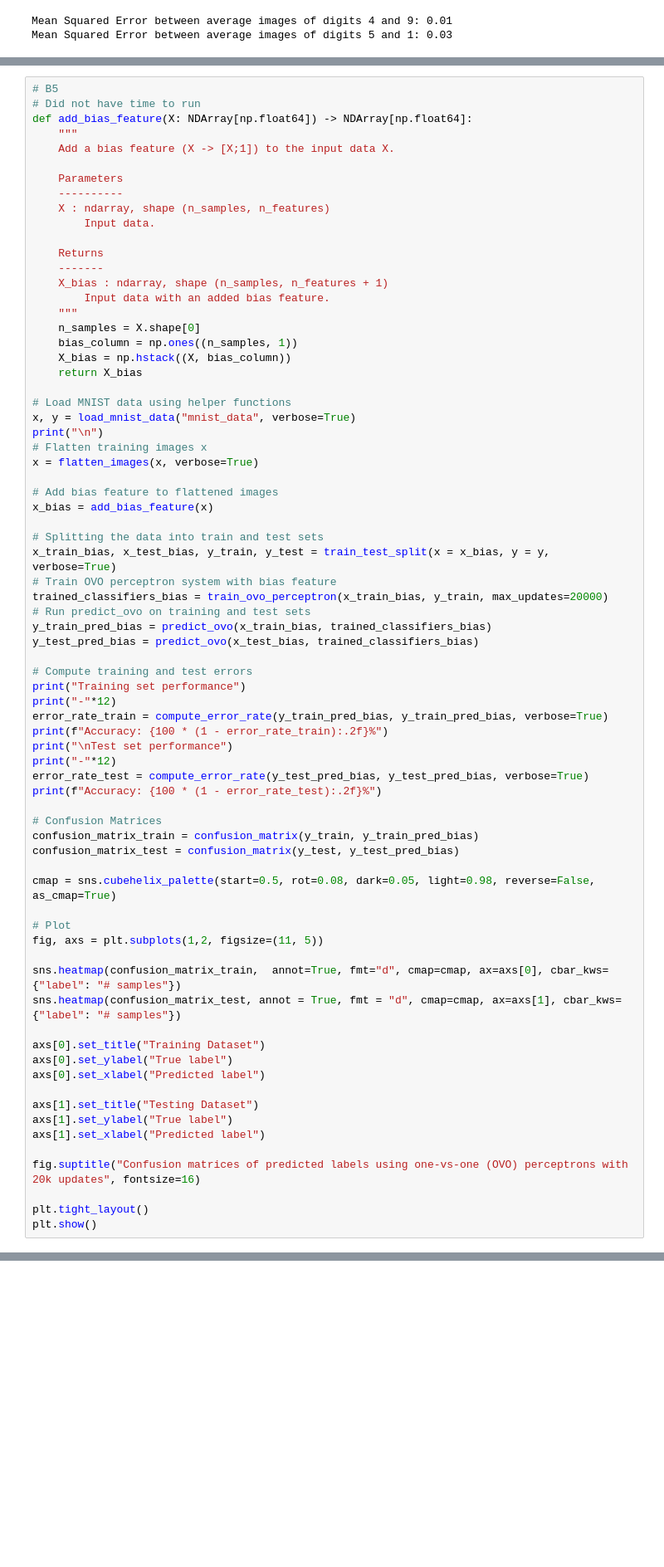
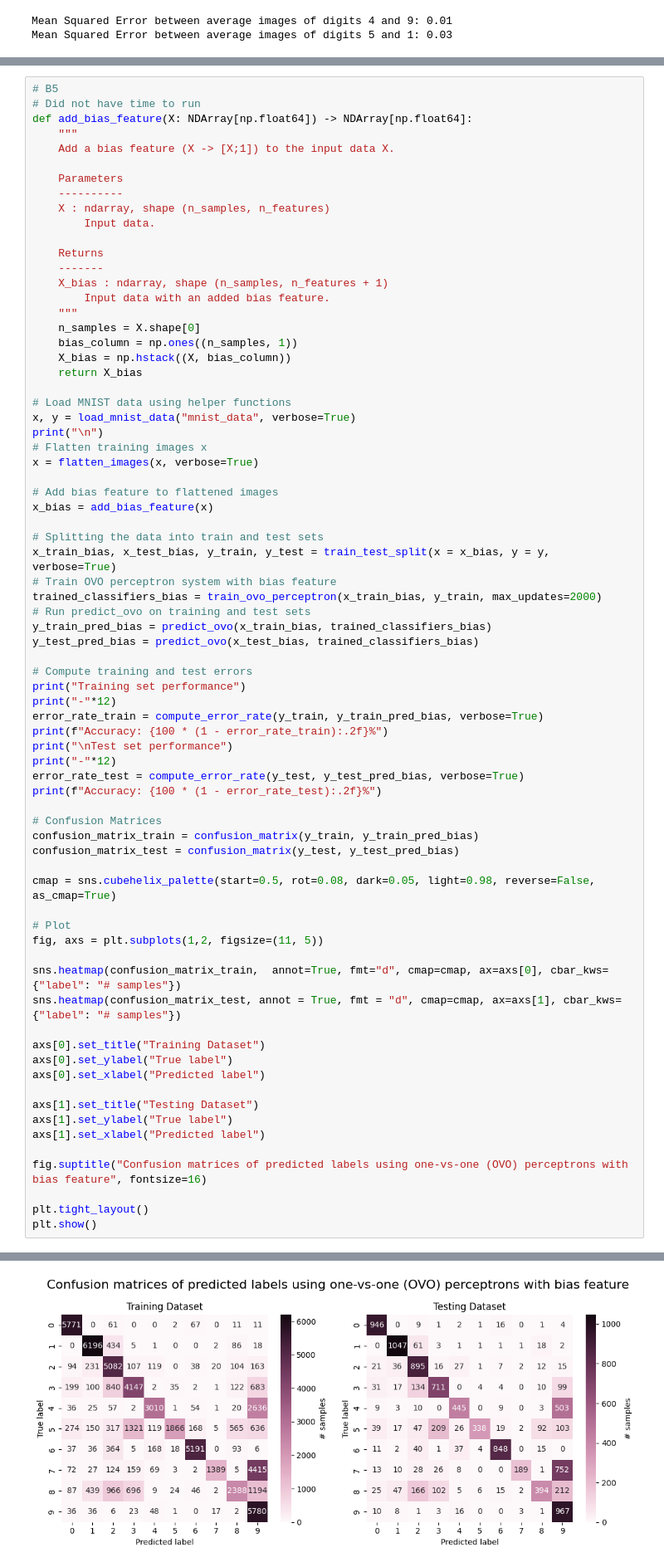
Before and after one commit to brucsk/machine-learning-cogmaster-m2, a Jupyter notebook: Exam/exam_karez_bruna.ipynb, the cells around one changed output, grey strips where cells are left out. Shown: that part at 83% size. Cells and saved outputs as stored; diff of their text form; blank space fills up the shorter version.

```diff
--- a/Exam/exam_karez_bruna.ipynb
+++ b/Exam/exam_karez_bruna.ipynb
@@ -1784,7 +1772,7 @@ x_bias = add_bias_feature(x)
 # Splitting the data into train and test sets
 x_train_bias, x_test_bias, y_train, y_test = train_test_split(x = x_bias, y = y, verbose=True)
 # Train OVO perceptron system with bias feature
-trained_classifiers_bias = train_ovo_perceptron(x_train_bias, y_train, max_updates=20000)
+trained_classifiers_bias = train_ovo_perceptron(x_train_bias, y_train, max_updates=2000)
 # Run predict_ovo on training and test sets
 y_train_pred_bias = predict_ovo(x_train_bias, trained_classifiers_bias)
 y_test_pred_bias = predict_ovo(x_test_bias, trained_classifiers_bias)
@@ -1792,11 +1780,11 @@ y_test_pred_bias = predict_ovo(x_test_bias, trained_classifiers_bias)
 # Compute training and test errors
 print("Training set performance")
 print("-"*12)
-error_rate_train = compute_error_rate(y_train_pred_bias, y_train_pred_bias, verbose=True)
+error_rate_train = compute_error_rate(y_train, y_train_pred_bias, verbose=True)
 print(f"Accuracy: {100 * (1 - error_rate_train):.2f}%")
 print("\nTest set performance")
 print("-"*12)
-error_rate_test = compute_error_rate(y_test_pred_bias, y_test_pred_bias, verbose=True)
+error_rate_test = compute_error_rate(y_test, y_test_pred_bias, verbose=True)
 print(f"Accuracy: {100 * (1 - error_rate_test):.2f}%")
 
 # Confusion Matrices
@@ -1819,7 +1807,8 @@ axs[1].set_title("Testing Dataset")
 axs[1].set_ylabel("True label")
 axs[1].set_xlabel("Predicted label")
 
-fig.suptitle("Confusion matrices of predicted labels using one-vs-one (OVO) perceptrons with 20k updates", fontsize=16)
+fig.suptitle("Confusion matrices of predicted labels using one-vs-one (OVO) perceptrons with bias feature", fontsize=16)
 
 plt.tight_layout()
 plt.show()
+# %% [output]
@@ -1825,0 +1835 @@ plt.show()
+[figure, added]
```
Also changed, not shown: parts of 6 cells of this notebook.
